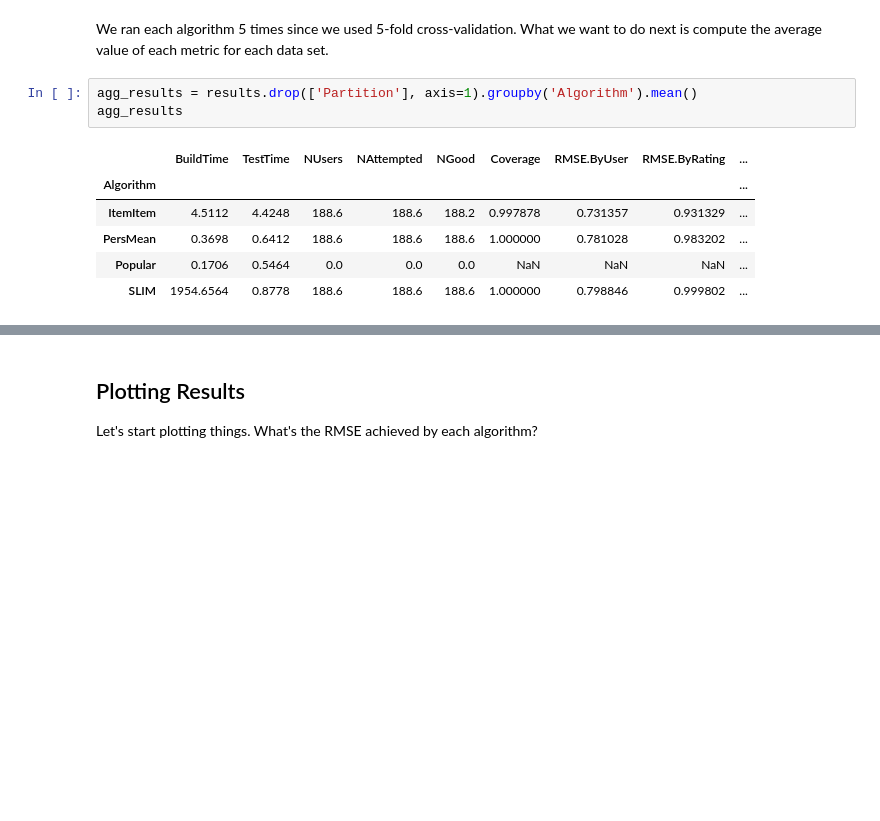
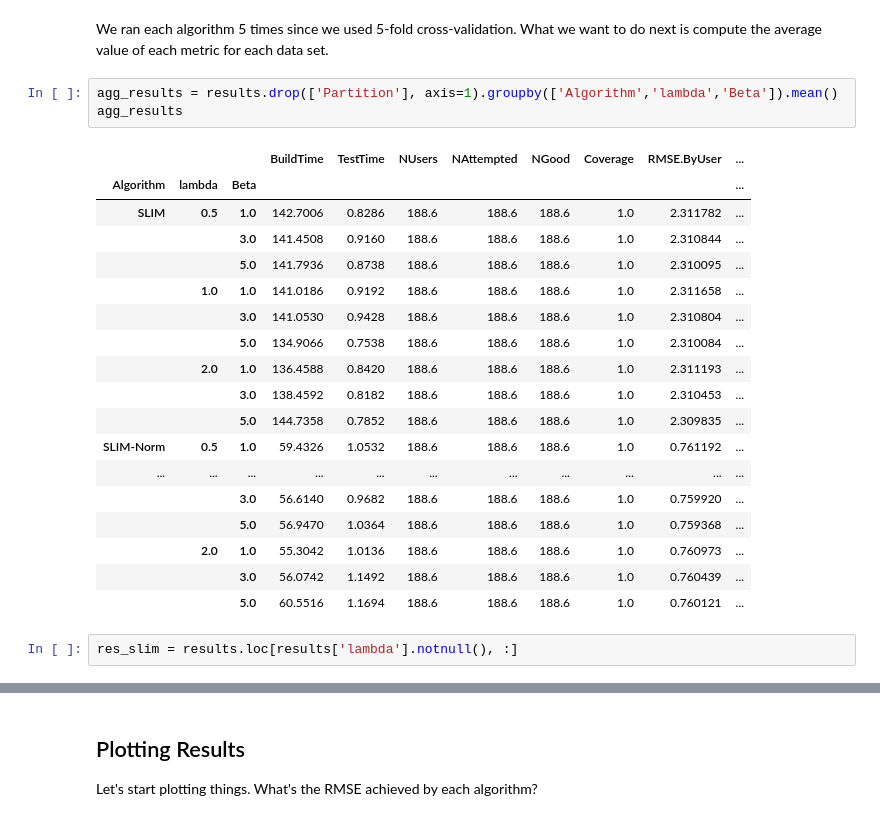
Before and after one commit to KimuraTian/eval-quickstart, a Jupyter notebook: analyze-output.ipynb, the cells around one changed output, grey strips where cells are left out. Saved outputs shown, nothing was run; the diff lists cells and outputs as text; blank space fills up the shorter version.

```diff
--- a/analyze-output.ipynb
+++ b/analyze-output.ipynb
@@ -49,12 +50,26 @@ results
 # %% [markdown]
 We ran each algorithm 5 times since we used 5-fold cross-validation.  What we want to do next is compute the average value of each metric for each data set.
 # %%
-agg_results = results.drop(['Partition'], axis=1).groupby('Algorithm').mean()
+agg_results = results.drop(['Partition'], axis=1).groupby(['Algorithm','lambda','Beta']).mean()
 agg_results
 # %% [output]
-|  | BuildTime | TestTime | NUsers | NAttempted | NGood | Coverage | RMSE.ByUser | RMSE.ByRating | ... |
-| Algorithm |  |  |  |  |  |  |  |  | ... |
-| ItemItem | 4.5112 | 4.4248 | 188.6 | 188.6 | 188.2 | 0.997878 | 0.731357 | 0.931329 | ... |
-| PersMean | 0.3698 | 0.6412 | 188.6 | 188.6 | 188.6 | 1.000000 | 0.781028 | 0.983202 | ... |
-| Popular | 0.1706 | 0.5464 | 0.0 | 0.0 | 0.0 | NaN | NaN | NaN | ... |
-| SLIM | 1954.6564 | 0.8778 | 188.6 | 188.6 | 188.6 | 1.000000 | 0.798846 | 0.999802 | ... |
+|  |  |  | BuildTime | TestTime | NUsers | NAttempted | NGood | Coverage | RMSE.ByUser | ... |
+| Algorithm | lambda | Beta |  |  |  |  |  |  |  | ... |
+| SLIM | 0.5 | 1.0 | 142.7006 | 0.8286 | 188.6 | 188.6 | 188.6 | 1.0 | 2.311782 | ... |
+|  |  | 3.0 | 141.4508 | 0.9160 | 188.6 | 188.6 | 188.6 | 1.0 | 2.310844 | ... |
+|  |  | 5.0 | 141.7936 | 0.8738 | 188.6 | 188.6 | 188.6 | 1.0 | 2.310095 | ... |
+|  | 1.0 | 1.0 | 141.0186 | 0.9192 | 188.6 | 188.6 | 188.6 | 1.0 | 2.311658 | ... |
+|  |  | 3.0 | 141.0530 | 0.9428 | 188.6 | 188.6 | 188.6 | 1.0 | 2.310804 | ... |
+|  |  | 5.0 | 134.9066 | 0.7538 | 188.6 | 188.6 | 188.6 | 1.0 | 2.310084 | ... |
+|  | 2.0 | 1.0 | 136.4588 | 0.8420 | 188.6 | 188.6 | 188.6 | 1.0 | 2.311193 | ... |
+|  |  | 3.0 | 138.4592 | 0.8182 | 188.6 | 188.6 | 188.6 | 1.0 | 2.310453 | ... |
+|  |  | 5.0 | 144.7358 | 0.7852 | 188.6 | 188.6 | 188.6 | 1.0 | 2.309835 | ... |
+| SLIM-Norm | 0.5 | 1.0 | 59.4326 | 1.0532 | 188.6 | 188.6 | 188.6 | 1.0 | 0.761192 | ... |
+| ... | ... | ... | ... | ... | ... | ... | ... | ... | ... | ... |
+|  |  | 3.0 | 56.6140 | 0.9682 | 188.6 | 188.6 | 188.6 | 1.0 | 0.759920 | ... |
+|  |  | 5.0 | 56.9470 | 1.0364 | 188.6 | 188.6 | 188.6 | 1.0 | 0.759368 | ... |
+|  | 2.0 | 1.0 | 55.3042 | 1.0136 | 188.6 | 188.6 | 188.6 | 1.0 | 0.760973 | ... |
+|  |  | 3.0 | 56.0742 | 1.1492 | 188.6 | 188.6 | 188.6 | 1.0 | 0.760439 | ... |
+|  |  | 5.0 | 60.5516 | 1.1694 | 188.6 | 188.6 | 188.6 | 1.0 | 0.760121 | ... |
+# %%
+res_slim = results.loc[results['lambda'].notnull(), :]
```
Also changed, not shown: parts of 6 cells of this notebook, 1 other file.
